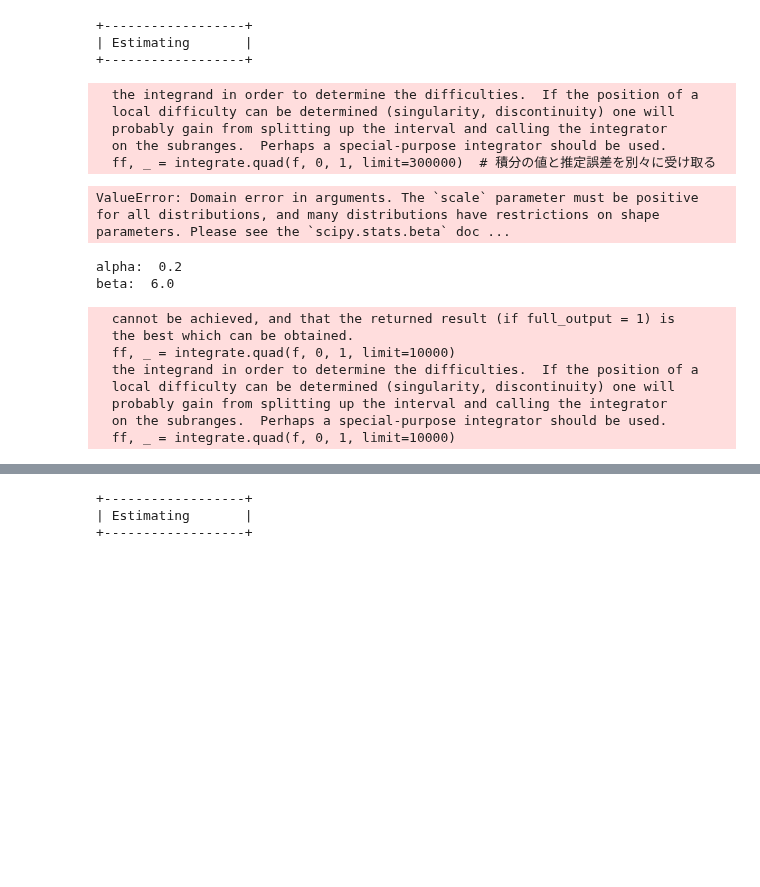
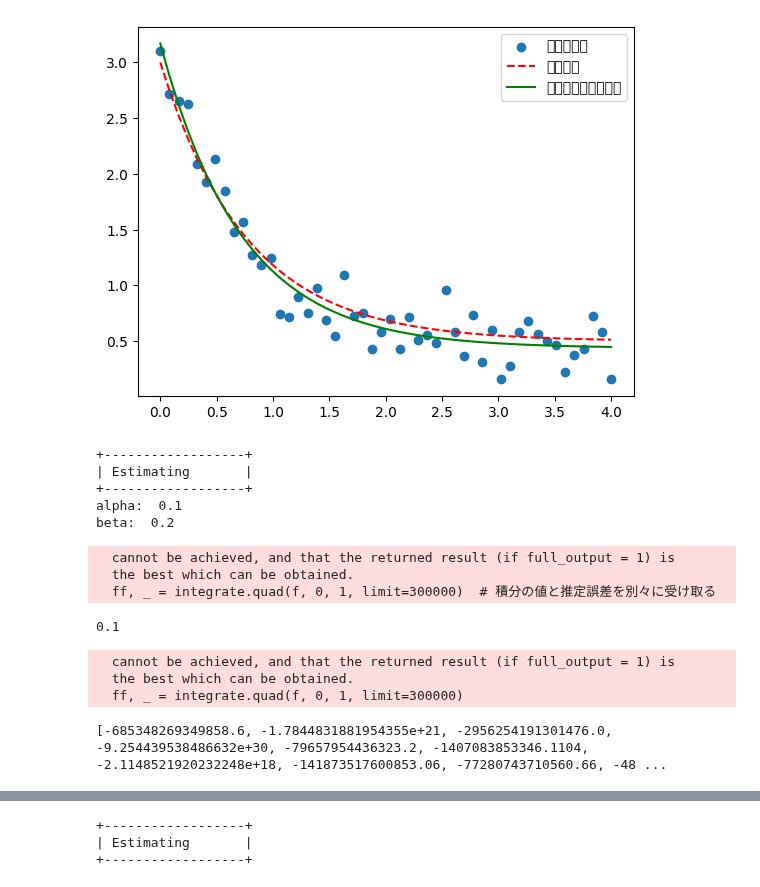
Before and after one commit to yiadka/mobility_scaling, a Jupyter notebook: notebooks/test.ipynb, the cells around one changed output, grey strips where cells are left out. Cells and saved outputs as stored; diff of their text form; code cells hidden in the pictures; blank space fills up the shorter version.

```diff
--- a/notebooks/test.ipynb
+++ b/notebooks/test.ipynb
@@ -77,41 +5,77 @@ def model_beta(x, alpha, beta):
+# %%
+def true_function(x, a, b, c):
+    return a * np.exp(-b * x) + c
+# %%
+a_true = 2.5
+b_true = 1.3
+c_true = 0.5
+# %%
+np.random.seed(42)
+xdata = np.linspace(0, 4, 50)
+ydata_true = true_function(xdata, a_true, b_true, c_true)
+ydata_noisy = ydata_true + 0.2 * np.random.normal(size=len(xdata))
+# %%
+# フィッティングする関数
+def fit_function(x, a, b, c):
+    return a * np.exp(-b * x) + c
+
+# 初期パラメータの推定値
+initial_guess = [1.0, 1.0, 1.0]
+
+# フィッティング実行
+params, covariance = curve_fit(fit_function, xdata, ydata_noisy, p0=initial_guess)
+
+# フィッティング後のパラメータ
+a_fit, b_fit, c_fit = params
+
+# フィッティング曲線の生成
+y_fit = fit_function(xdata, a_fit, b_fit, c_fit)
+# %%
+# グラフの描画
+plt.scatter(xdata, ydata_noisy, label='実験データ')
+plt.plot(xdata, ydata_true, label='真の関数', linestyle='--', color='red')
+plt.plot(xdata, y_fit, label='フィッティング結果', linestyle='-', color='green')
+plt.legend()
+plt.show()
+# %% [output]
+[figure, added]
 # %%
 print("+------------------+")
 print("| Estimating       |")
 print("+------------------+")
 
-params, _ = optimize.curve_fit(model_beta, xdata=edge_right, ydata=node_right, p0=[2, 6])
+params, _ = optimize.curve_fit(model_beta, xdata=edge_right, ydata=node_right, p0=[0.1, 0.2])
+
+print("alpha: ", params[0])
+print("beta: ", params[1])
 # %% [output]
 +------------------+
 | Estimating       |
 +------------------+
+alpha:  0.1
+beta:  0.2
-  the integrand in order to determine the difficulties.  If the position of a
-  local difficulty can be determined (singularity, discontinuity) one will
-  probably gain from splitting up the interval and calling the integrator
-  on the subranges.  Perhaps a special-purpose integrator should be used.
+  cannot be achieved, and that the returned result (if full_output = 1) is
+  the best which can be obtained.
   ff, _ = integrate.quad(f, 0, 1, limit=300000)  # 積分の値と推定誤差を別々に受け取る
-ValueError: Domain error in arguments. The `scale` parameter must be positive for all distributions, and many distributions have restrictions on shape parameters. Please see the `scipy.stats.beta` doc ...
-# %%
-print("alpha: ", params[0])
-print("beta: ", params[1])
-# %% [output]
-alpha:  0.2
-beta:  6.0
+# %%
+params[0]
+# %% [output]
+0.1
 # %%
 Np = max(node_right)
 N = []
 for i in range(len(edge_right)):
     f = lambda a: ((a**(params[0]-1)) * ((1-a)**(params[1]-1)) / stats.beta.rvs(params[0], params[1])) * (1 - ((params[0] + params[1]) / params[0]) * ((2 * edge_right[i] * a) / (Np**2 - Np))) ** (Np - 1)
-    ff, _ = integrate.quad(f, 0, 1, limit=10000)
+    ff, _ = integrate.quad(f, 0, 1, limit=300000)
     N.append(Np * (1 - ff))
 # %% [output]
   cannot be achieved, and that the returned result (if full_output = 1) is
   the best which can be obtained.
-  ff, _ = integrate.quad(f, 0, 1, limit=10000)
-  the integrand in order to determine the difficulties.  If the position of a
-  local difficulty can be determined (singularity, discontinuity) one will
-  probably gain from splitting up the interval and calling the integrator
-  on the subranges.  Perhaps a special-purpose integrator should be used.
-  ff, _ = integrate.quad(f, 0, 1, limit=10000)
+  ff, _ = integrate.quad(f, 0, 1, limit=300000)
+# %%
+print(N)
+# %% [output]
+[-685348269349858.6, -1.7844831881954355e+21, -2956254191301476.0, -9.254439538486632e+30, -79657954436323.2, -1407083853346.1104, -2.1148521920232248e+18, -141873517600853.06, -77280743710560.66, -48 ...
 # %%
 plt.figure(figsize=(10, 6))
 # plt.scatter(node_left, edge_left, label="left")
```
Also changed, not shown: parts of 7 cells of this notebook, 1 other file.
